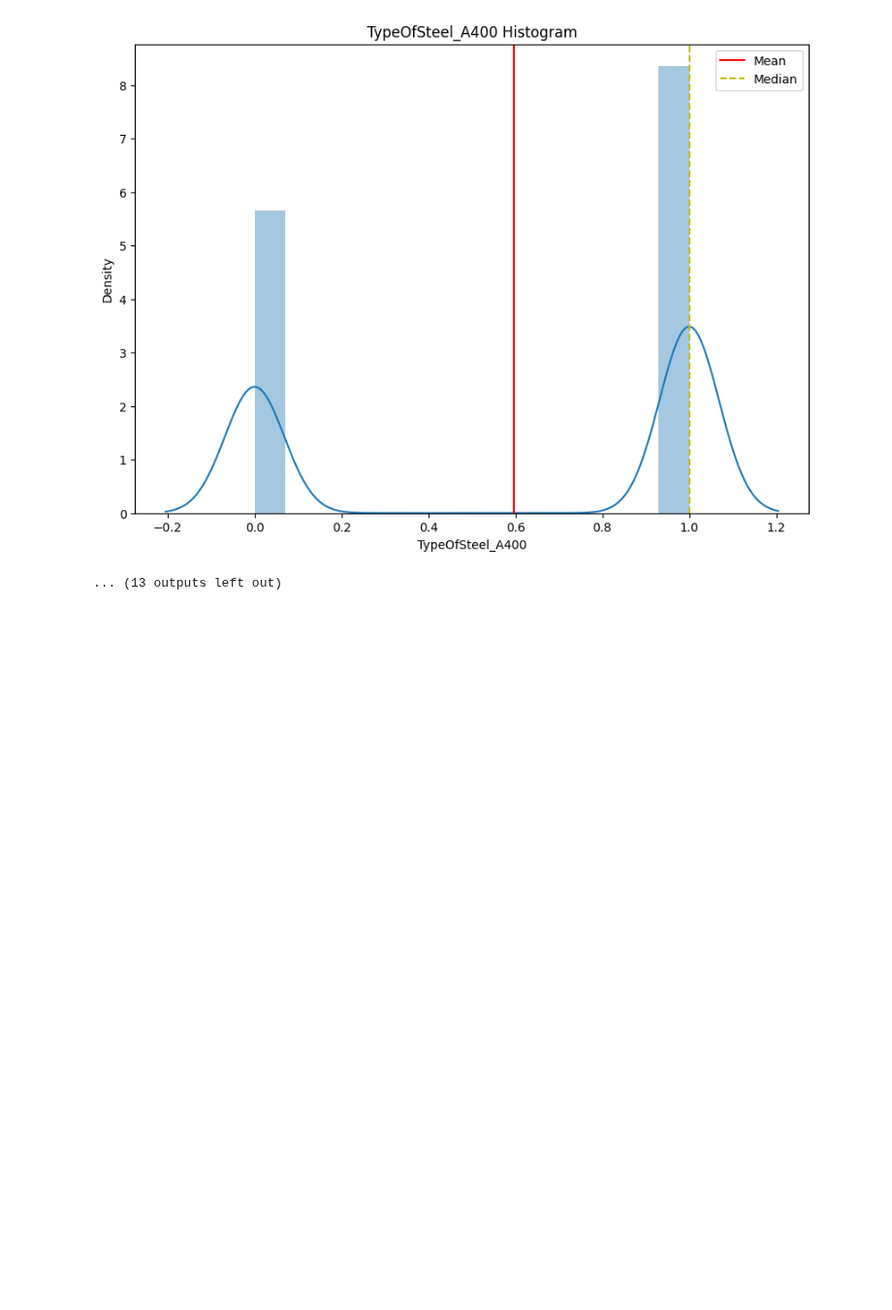
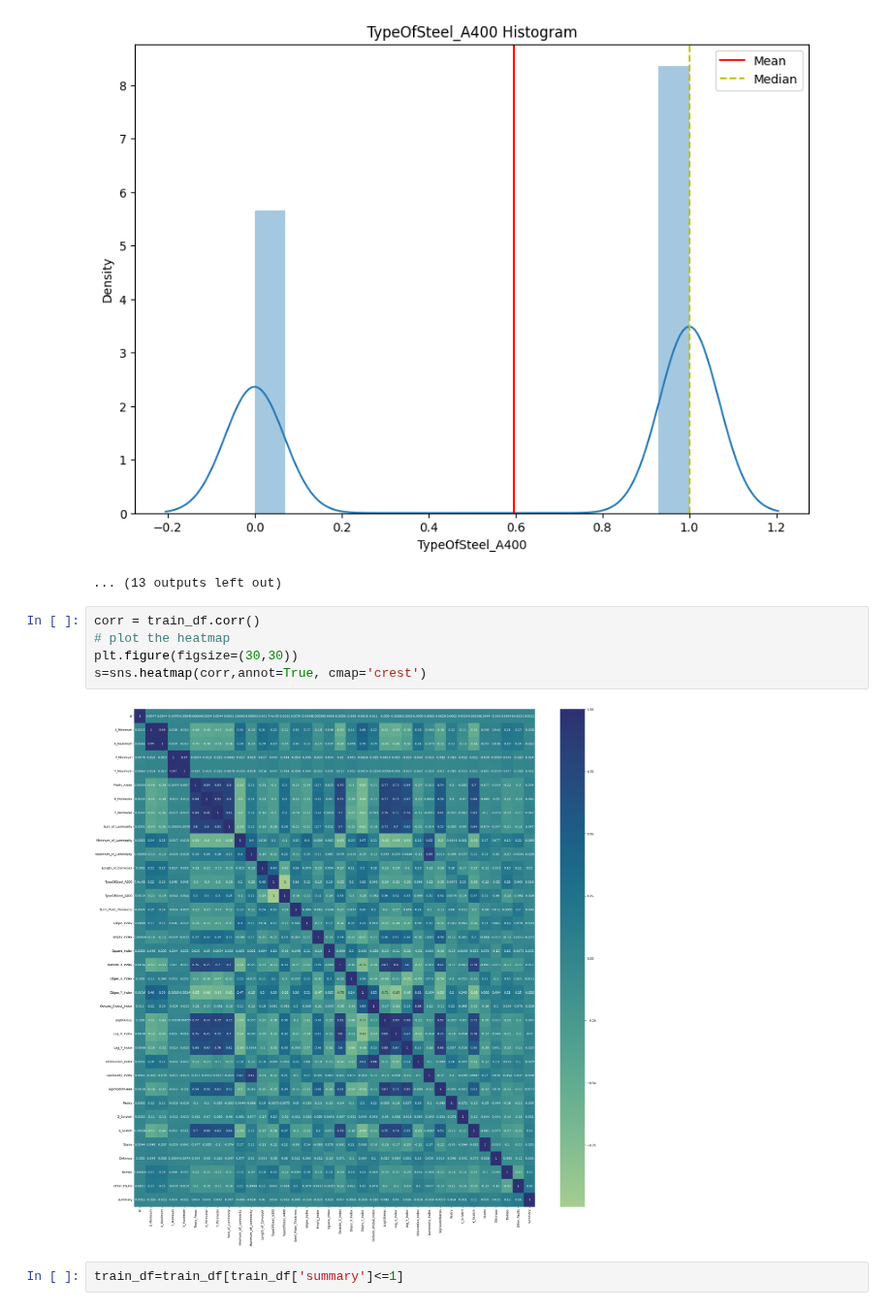
Before and after one commit to snajeebz/playground, a Jupyter notebook: initial-eda.ipynb, the cells around one changed output. Shown at 97% size. Drawn from its saved outputs; the diff is of its cells as text; blank space fills up the shorter version.

```diff
--- a/initial-eda.ipynb
+++ b/initial-eda.ipynb
@@ -223,3 +223,12 @@ for col in num_cols:
 [figure]
 [figure]
 ... (13 outputs left out)
+# %%
+corr = train_df.corr()
+# plot the heatmap
+plt.figure(figsize=(30,30))
+s=sns.heatmap(corr,annot=True, cmap='crest')
+# %% [output]
+[figure, added]
+# %%
+train_df=train_df[train_df['summary']<=1]
```
Also changed, not shown: parts of 12 cells of this notebook.
